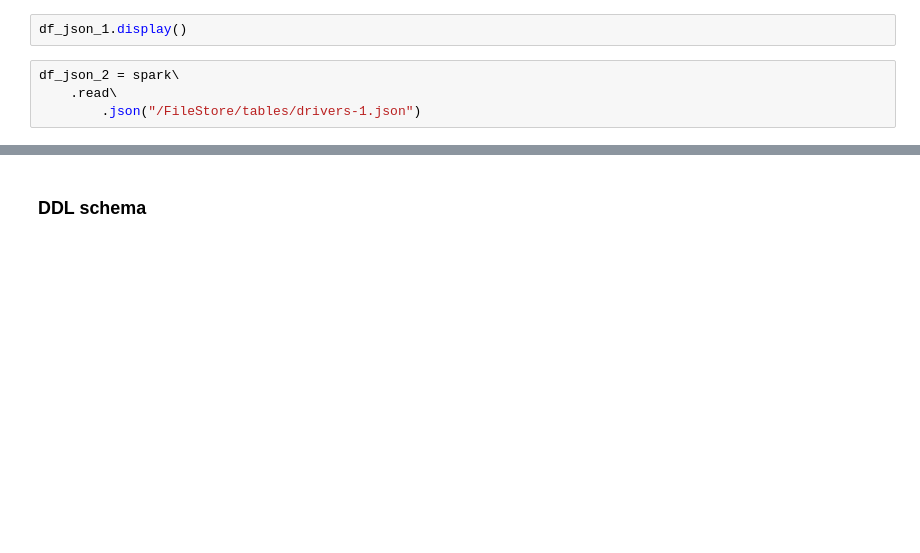
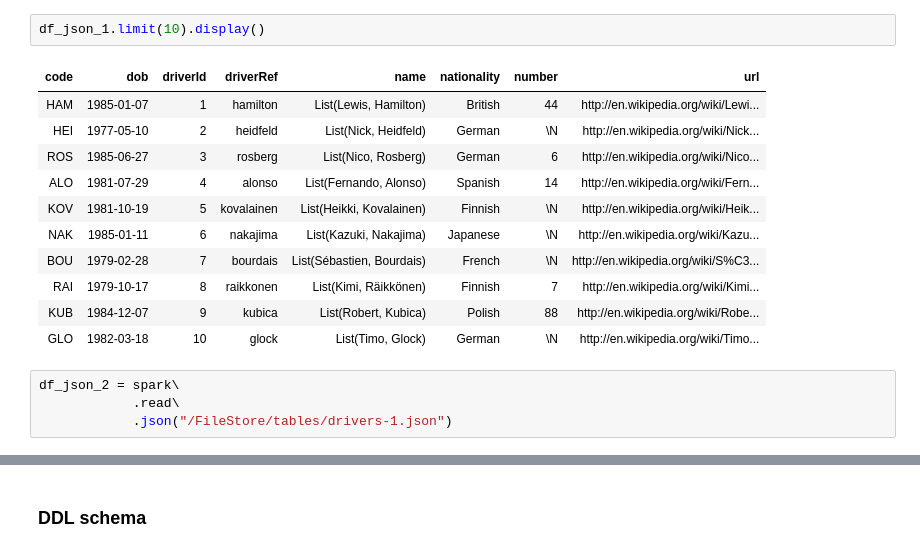
Before and after one commit to lahusawant/Documents, a Jupyter notebook: 01_Tutorial.ipynb, the cells around one changed output, grey strips where cells are left out. Saved outputs shown, nothing was run; the diff lists cells and outputs as text; blank space fills up the shorter version.

```diff
--- a/01_Tutorial.ipynb
+++ b/01_Tutorial.ipynb
@@ -28,7 +50,19 @@ df_json_1 = spark\
 # %%
-df_json_1.display()
+df_json_1.limit(10).display()
+# %% [output]
+| code | dob | driverId | driverRef | name | nationality | number | url |
+| HAM | 1985-01-07 | 1 | hamilton | List(Lewis, Hamilton) | British | 44 | http://en.wikipedia.org/wiki/Lewi... |
+| HEI | 1977-05-10 | 2 | heidfeld | List(Nick, Heidfeld) | German | \N | http://en.wikipedia.org/wiki/Nick... |
+| ROS | 1985-06-27 | 3 | rosberg | List(Nico, Rosberg) | German | 6 | http://en.wikipedia.org/wiki/Nico... |
+| ALO | 1981-07-29 | 4 | alonso | List(Fernando, Alonso) | Spanish | 14 | http://en.wikipedia.org/wiki/Fern... |
+| KOV | 1981-10-19 | 5 | kovalainen | List(Heikki, Kovalainen) | Finnish | \N | http://en.wikipedia.org/wiki/Heik... |
+| NAK | 1985-01-11 | 6 | nakajima | List(Kazuki, Nakajima) | Japanese | \N | http://en.wikipedia.org/wiki/Kazu... |
+| BOU | 1979-02-28 | 7 | bourdais | List(Sébastien, Bourdais) | French | \N | http://en.wikipedia.org/wiki/S%C3... |
+| RAI | 1979-10-17 | 8 | raikkonen | List(Kimi, Räikkönen) | Finnish | 7 | http://en.wikipedia.org/wiki/Kimi... |
+| KUB | 1984-12-07 | 9 | kubica | List(Robert, Kubica) | Polish | 88 | http://en.wikipedia.org/wiki/Robe... |
+| GLO | 1982-03-18 | 10 | glock | List(Timo, Glock) | German | \N | http://en.wikipedia.org/wiki/Timo... |
 # %%
 df_json_2 = spark\
-    .read\
-        .json("/FileStore/tables/drivers-1.json")
+            .read\
+            .json("/FileStore/tables/drivers-1.json")
 # %%
```
Also changed, not shown: parts of 55 cells of this notebook.
